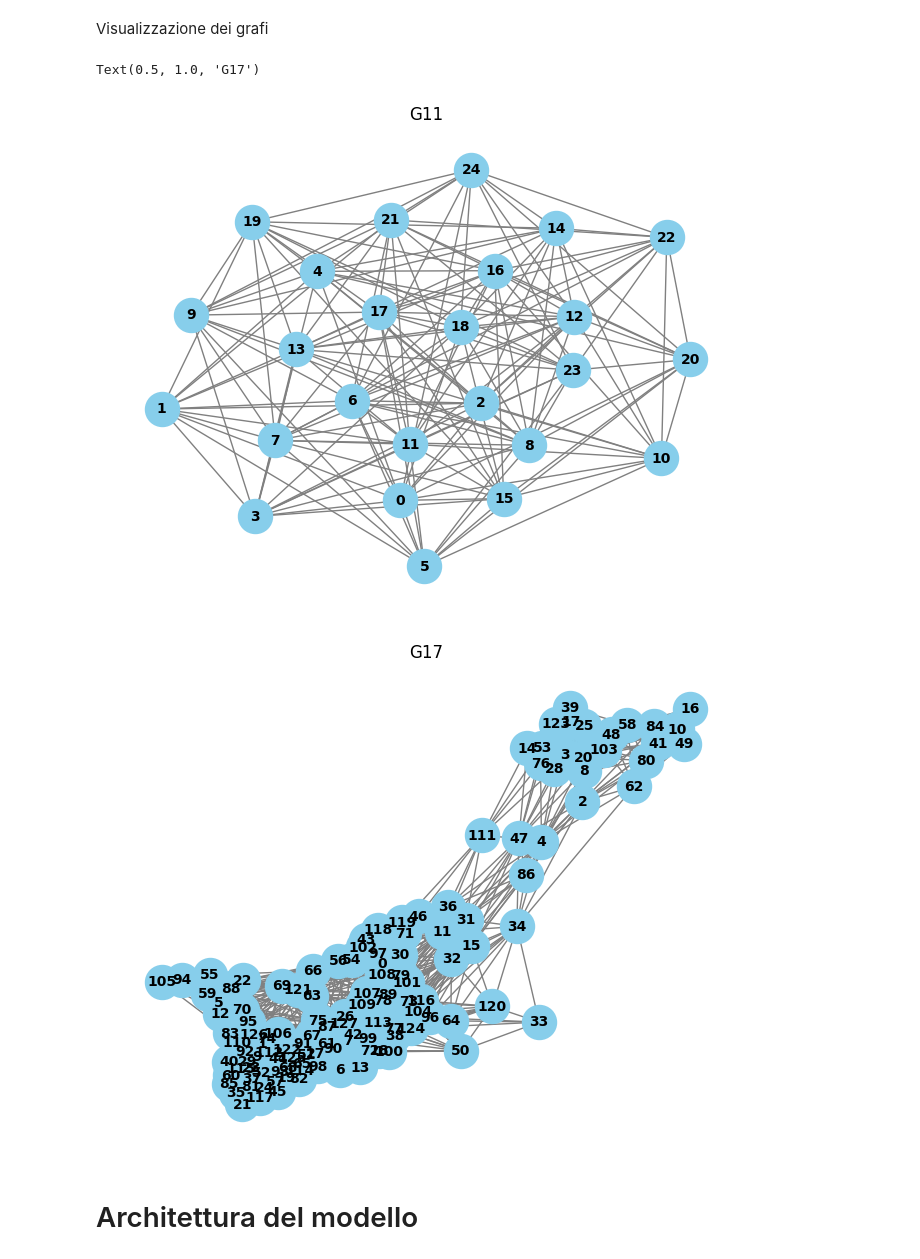
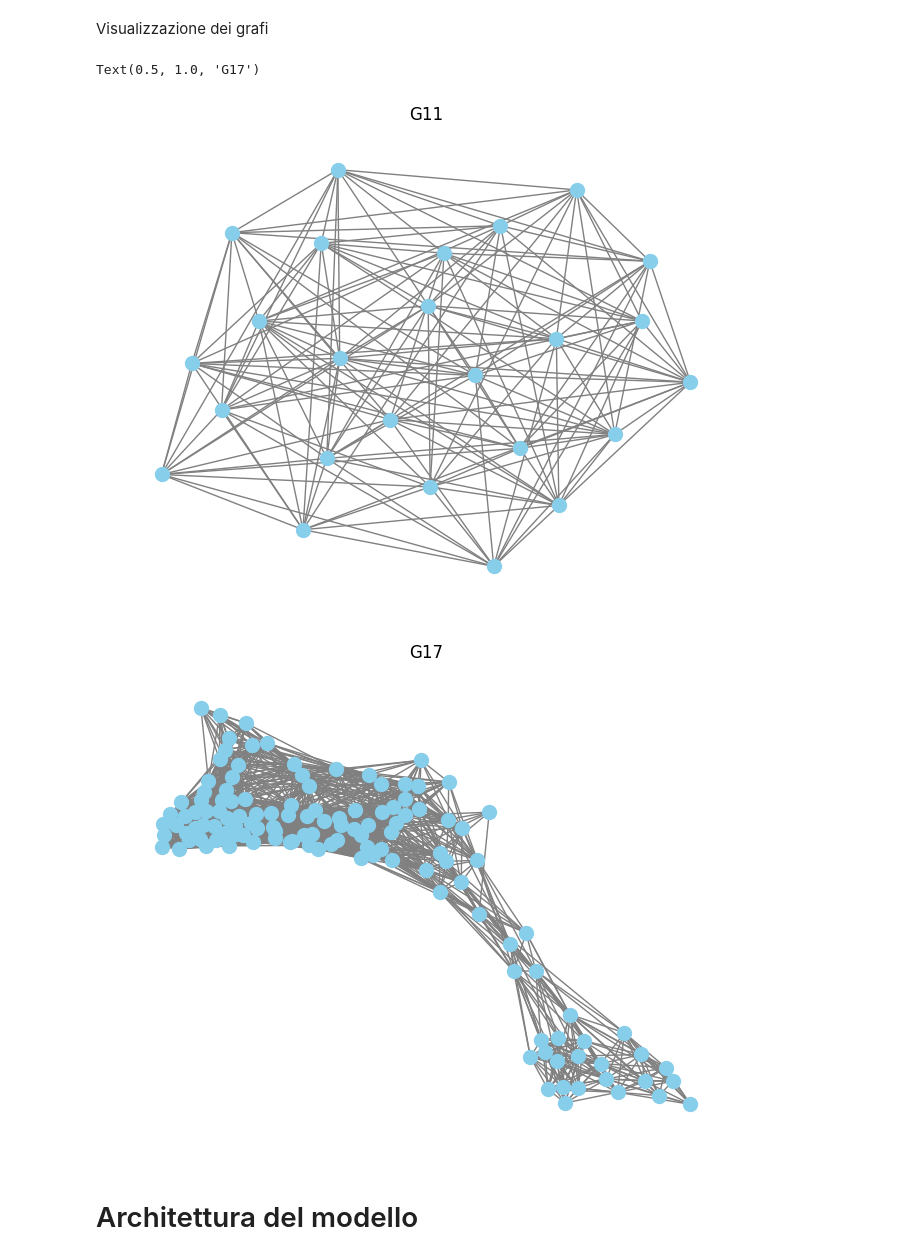
Before and after one commit to m9rc0/progettoML2026, a Jupyter notebook: marco.ipynb, the cells around one changed output. Cells and saved outputs as stored; diff of their text form; code cells hidden in the pictures.

```diff
--- a/marco.ipynb
+++ b/marco.ipynb
@@ -248,41 +248,37 @@ Visualizzazione dei grafi
 # %%
 import matplotlib.pyplot as plt
 import networkx as nx
 from torch_geometric.utils import to_networkx
 
 G = to_networkx(data11, to_undirected=True)
 pos = nx.spring_layout(G)
 plt.figure()
 nx.draw(
     G,
     pos,
-    with_labels=True,
     node_color='skyblue',
     edge_color='gray',
-    node_size=600,
+    node_size=100,
     font_size=10,
-    font_weight='bold'
 )
 plt.title('G11')
 
 G = to_networkx(data17, to_undirected=True)
 pos = nx.spring_layout(G)
 plt.figure()
 nx.draw(
     G,
     pos,
-    with_labels=True,
     node_color='skyblue',
     edge_color='gray',
-    node_size=600,
+    node_size=100,
     font_size=10,
-    font_weight='bold'
 )
 plt.title('G17')
 # %% [output]
 Text(0.5, 1.0, 'G17')
-[figure, old version]
+[figure, new version]
-[figure, old version]
+[figure, new version]
 # %% [markdown]
 # Architettura del modello
 # %%
```
Also changed, not shown: parts of 22 cells of this notebook.
